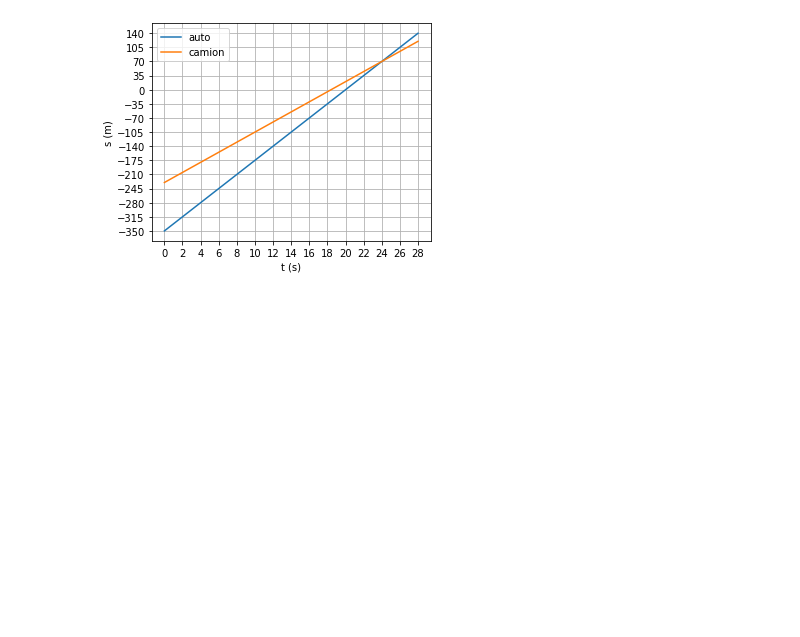
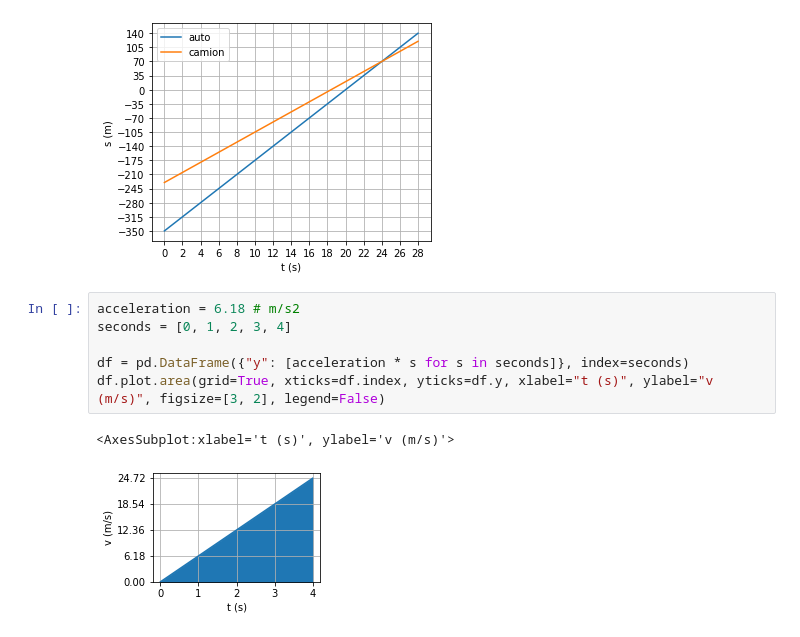
Before and after one commit to dennyb87/phoenomena, a Jupyter notebook: 3_forze_e_moto/esercizi/notebook.ipynb, the cells around one changed output. Saved outputs shown, nothing was run; the diff lists cells and outputs as text; blank space fills up the shorter version.

```diff
--- a/3_forze_e_moto/esercizi/notebook.ipynb
+++ b/3_forze_e_moto/esercizi/notebook.ipynb
@@ -84,3 +84,12 @@ df.plot.line(grid=True, xticks=df.index, yticks=df.auto, xlabel="t (s)", ylabel=
 # %% [output]
 <AxesSubplot:xlabel='t (s)', ylabel='s (m)'>
 [figure]
+# %%
+acceleration = 6.18 # m/s2
+seconds = [0, 1, 2, 3, 4]
+
+df = pd.DataFrame({"y": [acceleration * s for s in seconds]}, index=seconds)
+df.plot.area(grid=True, xticks=df.index, yticks=df.y, xlabel="t (s)", ylabel="v (m/s)", figsize=[3, 2], legend=False)
+# %% [output]
+<AxesSubplot:xlabel='t (s)', ylabel='v (m/s)'>
+[figure, added]
```
Also changed, not shown: parts of 11 cells of this notebook, 3 other files.
